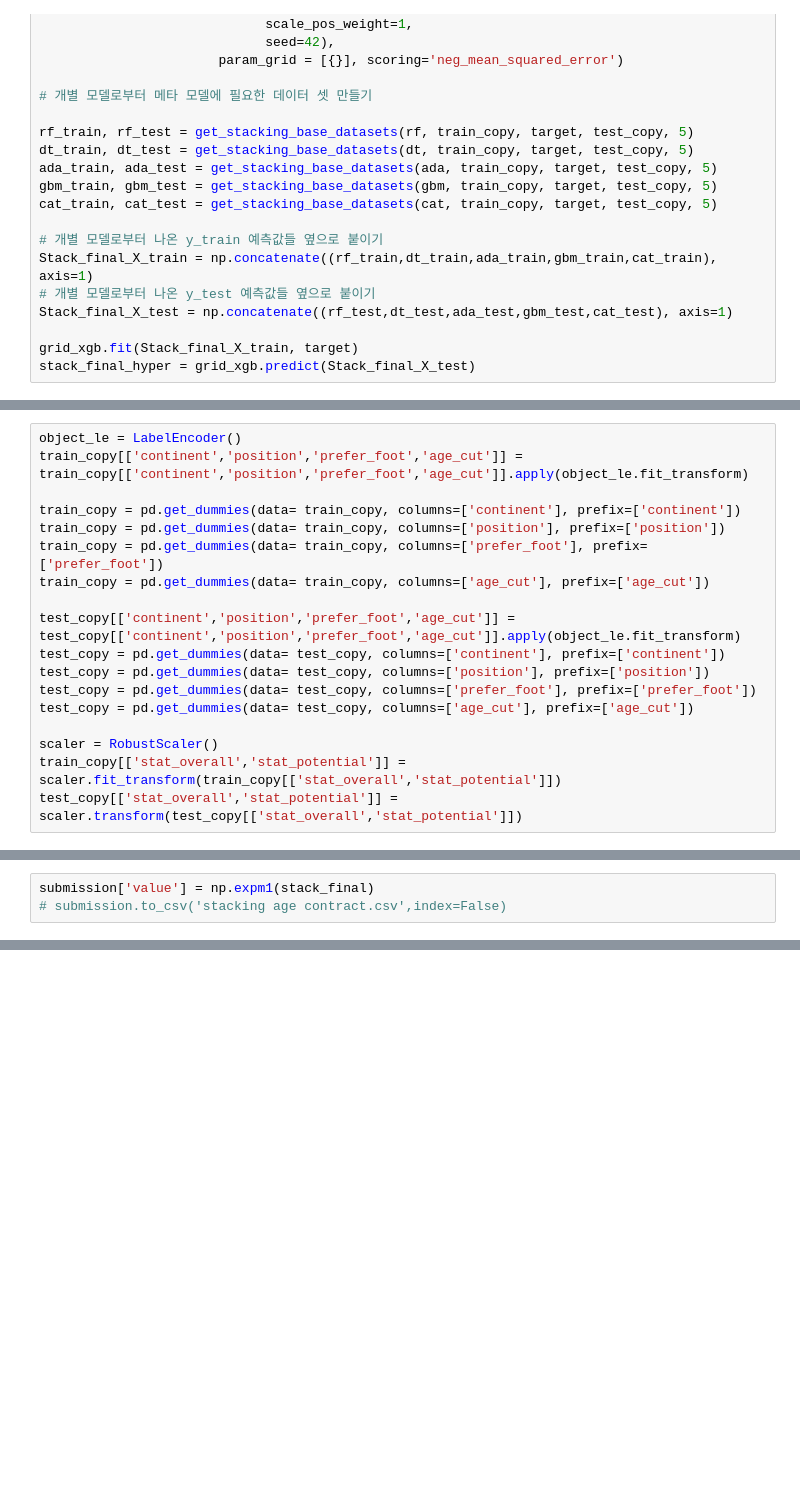
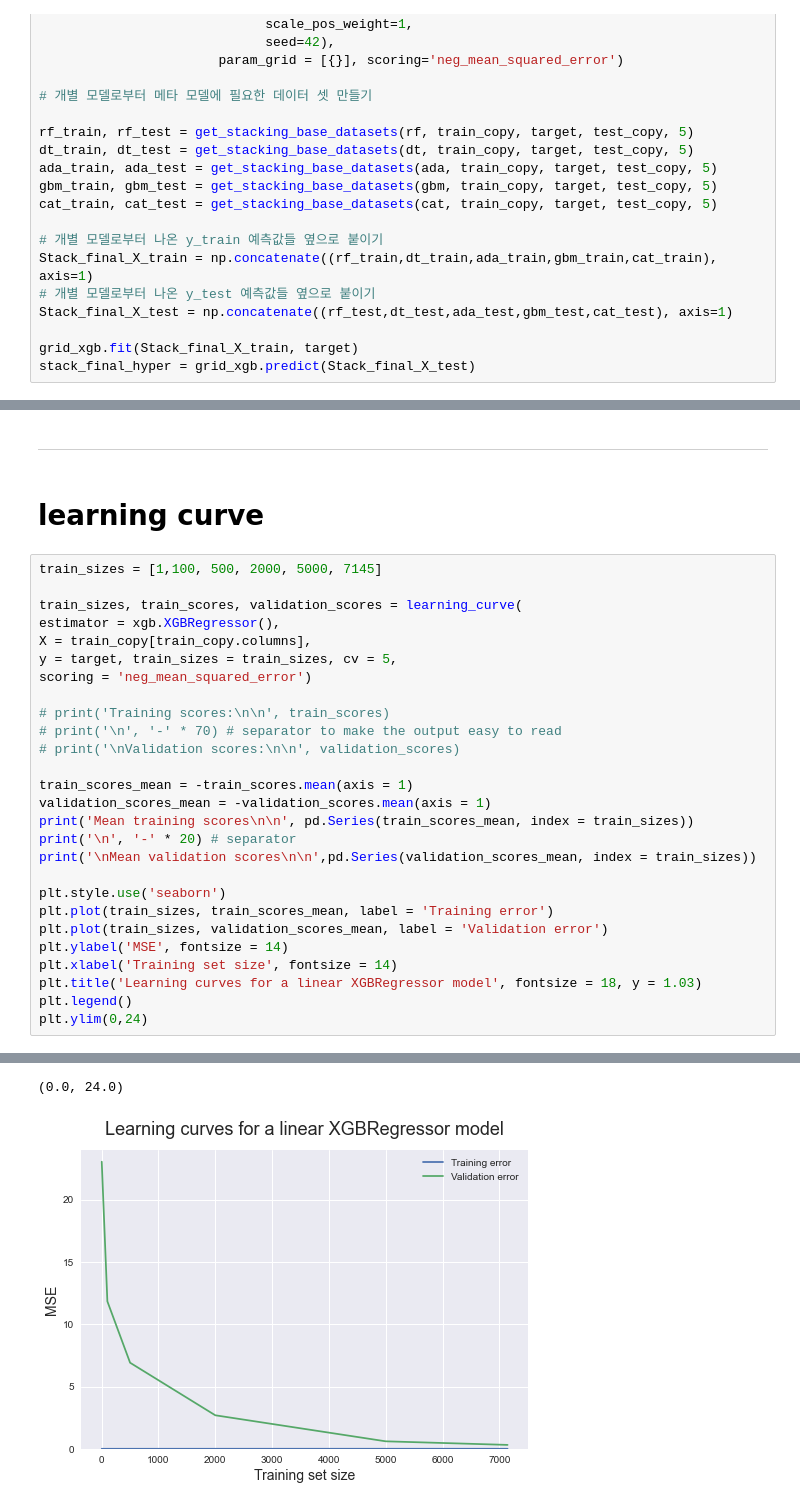
Before and after one commit to lee-jong-gu/DACON-fifa-value, a Jupyter notebook: stacking.ipynb, the cells around one changed output, grey strips where cells are left out. Drawn from its saved outputs; the diff is of its cells as text; blank space fills up the shorter version.

```diff
--- a/stacking.ipynb
+++ b/stacking.ipynb
@@ -565,18 +246,0 @@ test_copy.drop(['age','contract_until'],axis=1,inplace=True)
-# %%
-object_le = LabelEncoder()
-train_copy[['continent','position','prefer_foot','age_cut']] = train_copy[['continent','position','prefer_foot','age_cut']].apply(object_le.fit_transform)
-
-train_copy = pd.get_dummies(data= train_copy, columns=['continent'], prefix=['continent'])
-train_copy = pd.get_dummies(data= train_copy, columns=['position'], prefix=['position'])
-train_copy = pd.get_dummies(data= train_copy, columns=['prefer_foot'], prefix=['prefer_foot'])
-train_copy = pd.get_dummies(data= train_copy, columns=['age_cut'], prefix=['age_cut'])
-
-test_copy[['continent','position','prefer_foot','age_cut']] = test_copy[['continent','position','prefer_foot','age_cut']].apply(object_le.fit_transform)
-test_copy = pd.get_dummies(data= test_copy, columns=['continent'], prefix=['continent'])
-test_copy = pd.get_dummies(data= test_copy, columns=['position'], prefix=['position'])
-test_copy = pd.get_dummies(data= test_copy, columns=['prefer_foot'], prefix=['prefer_foot'])
-test_copy = pd.get_dummies(data= test_copy, columns=['age_cut'], prefix=['age_cut'])
-
-scaler = RobustScaler()
-train_copy[['stat_overall','stat_potential']] = scaler.fit_transform(train_copy[['stat_overall','stat_potential']])
-test_copy[['stat_overall','stat_potential']] = scaler.transform(test_copy[['stat_overall','stat_potential']])
@@ -628,3 +247,32 @@ Learning rate set to 0.055861
-# %%
-submission['value'] = np.expm1(stack_final)
-# submission.to_csv('stacking age contract.csv',index=False)
+# %% [markdown]
+---
+# %% [markdown]
+# learning curve
+# %%
+train_sizes = [1,100, 500, 2000, 5000, 7145]
+
+train_sizes, train_scores, validation_scores = learning_curve(
+estimator = xgb.XGBRegressor(),
+X = train_copy[train_copy.columns],
+y = target, train_sizes = train_sizes, cv = 5,
+scoring = 'neg_mean_squared_error')
+
+# print('Training scores:\n\n', train_scores)
+# print('\n', '-' * 70) # separator to make the output easy to read
+# print('\nValidation scores:\n\n', validation_scores)
+
+train_scores_mean = -train_scores.mean(axis = 1)
+validation_scores_mean = -validation_scores.mean(axis = 1)
+print('Mean training scores\n\n', pd.Series(train_scores_mean, index = train_sizes))
+print('\n', '-' * 20) # separator
+print('\nMean validation scores\n\n',pd.Series(validation_scores_mean, index = train_sizes))
+
+plt.style.use('seaborn')
+plt.plot(train_sizes, train_scores_mean, label = 'Training error')
+plt.plot(train_sizes, validation_scores_mean, label = 'Validation error')
+plt.ylabel('MSE', fontsize = 14)
+plt.xlabel('Training set size', fontsize = 14)
+plt.title('Learning curves for a linear XGBRegressor model', fontsize = 18, y = 1.03)
+plt.legend()
+plt.ylim(0,24)
+# %% [output]
@@ -630,0 +296,2 @@ submission['value'] = np.expm1(stack_final)
+(0.0, 24.0)
+[figure, added]
```
Also changed, not shown: parts of 45 cells of this notebook.
